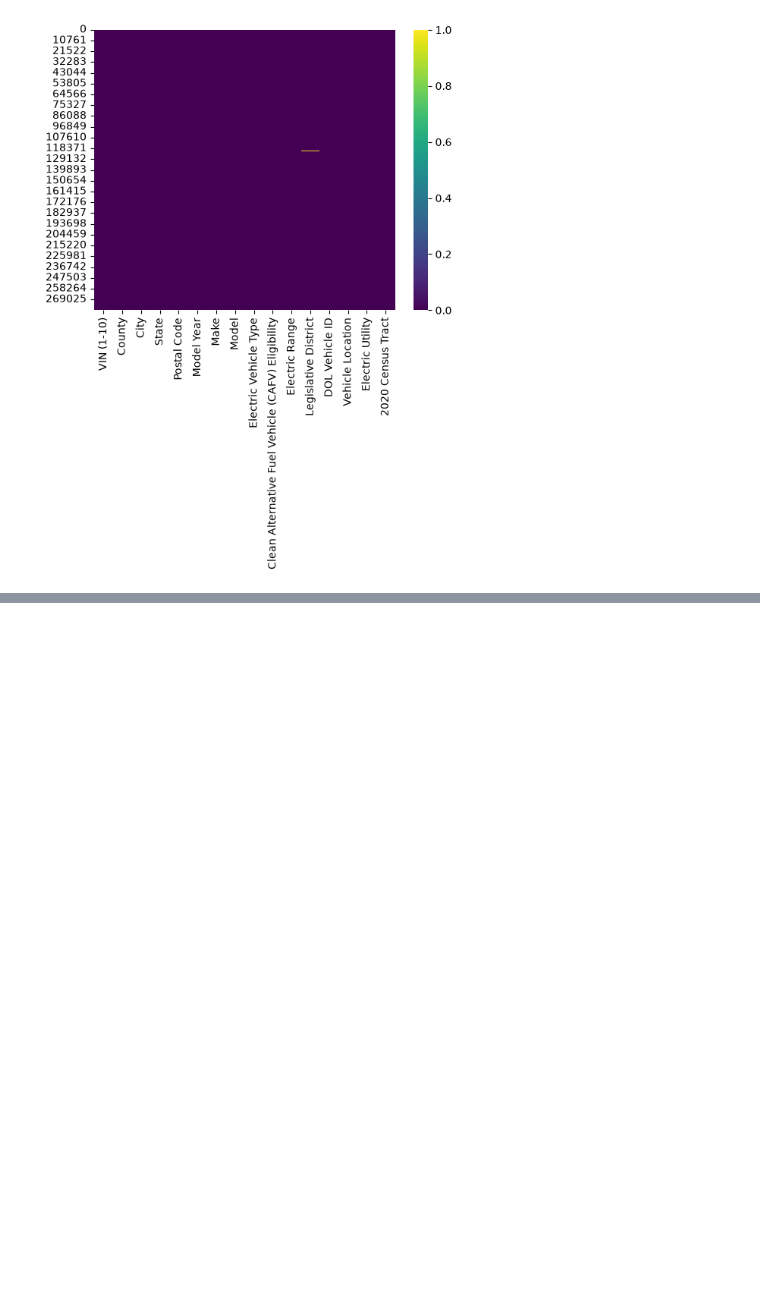
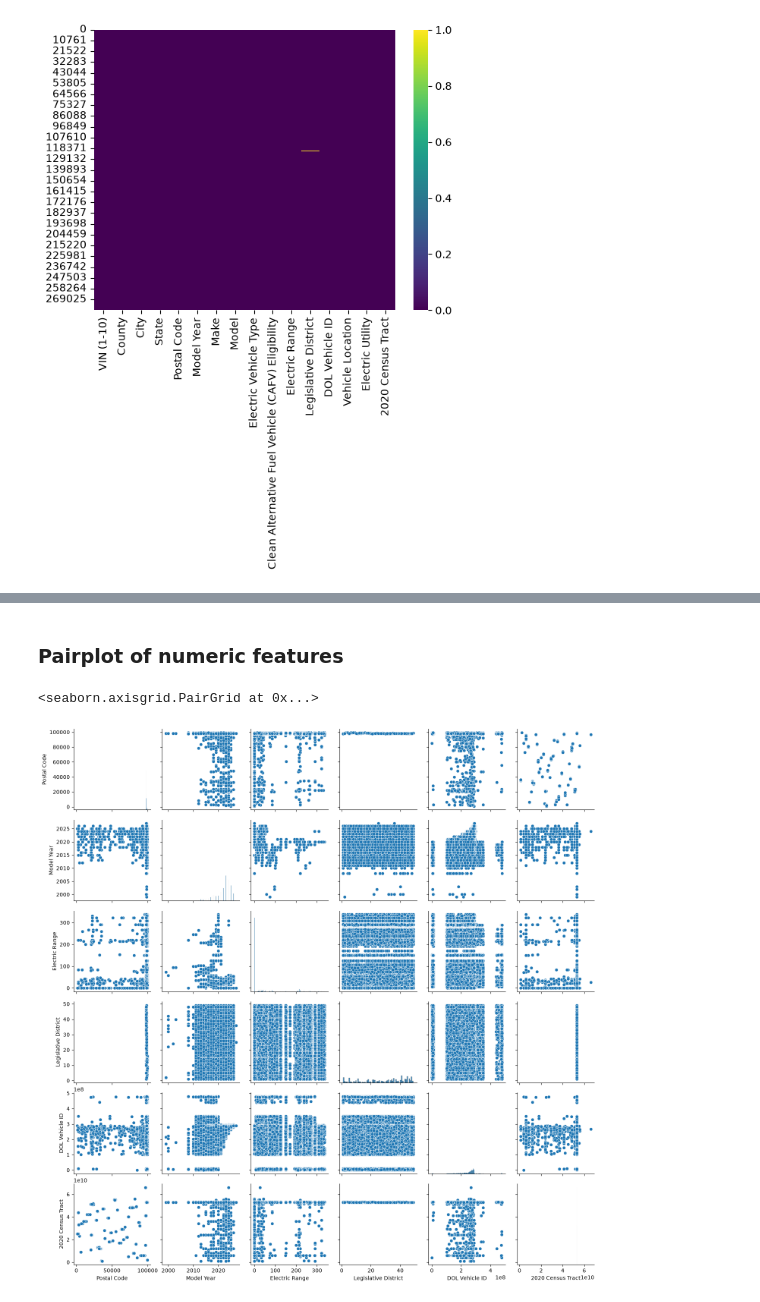
Before and after one commit to abhiii04-25/Electric-Vehicle-Population, a Jupyter notebook: Advanced _Visualization.ipynb, the cells around one changed output, grey strips where cells are left out. Drawn from its saved outputs; the diff is of its cells as text; code cells hidden in the pictures; blank space fills up the shorter version.

Commit message:
Seaborn-2

```diff
--- a/Advanced _Visualization.ipynb
+++ b/Advanced _Visualization.ipynb
@@ -58,0 +68,7 @@ sns.heatmap(df.isnull(),cbar=True,cmap="viridis")
+# %% [markdown]
+### Pairplot of numeric features
+# %%
+sns.pairplot(numeric_df, diag_kind="hist")
+# %% [output]
+<seaborn.axisgrid.PairGrid at 0x...>
+[figure, added]
```
Also changed, not shown: parts of 6 cells of this notebook.
